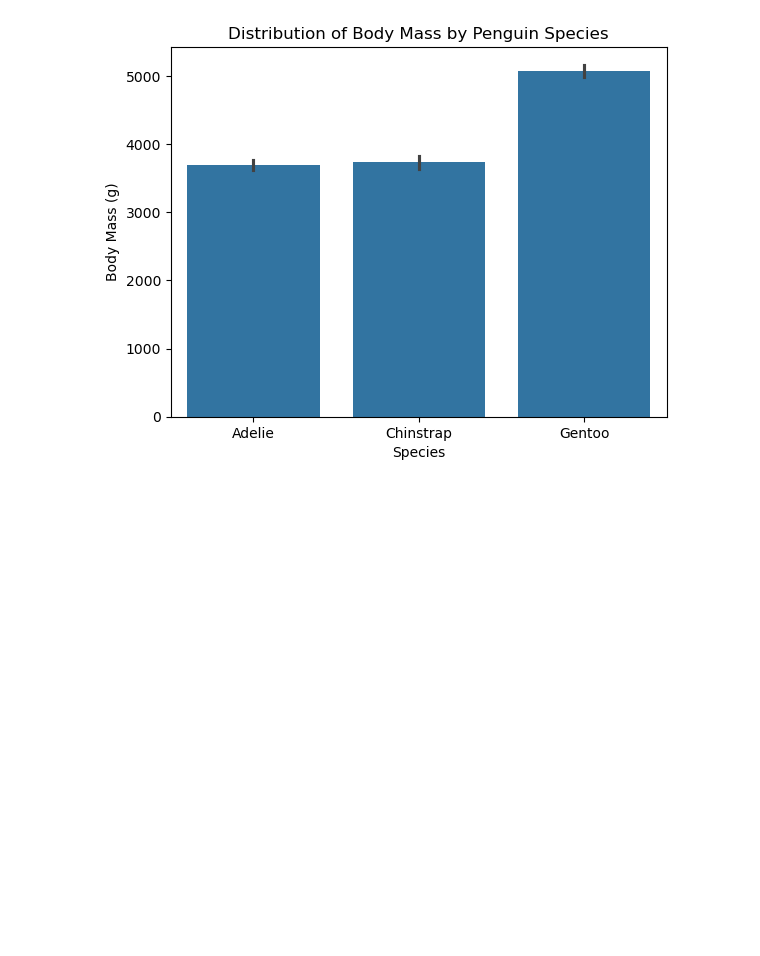
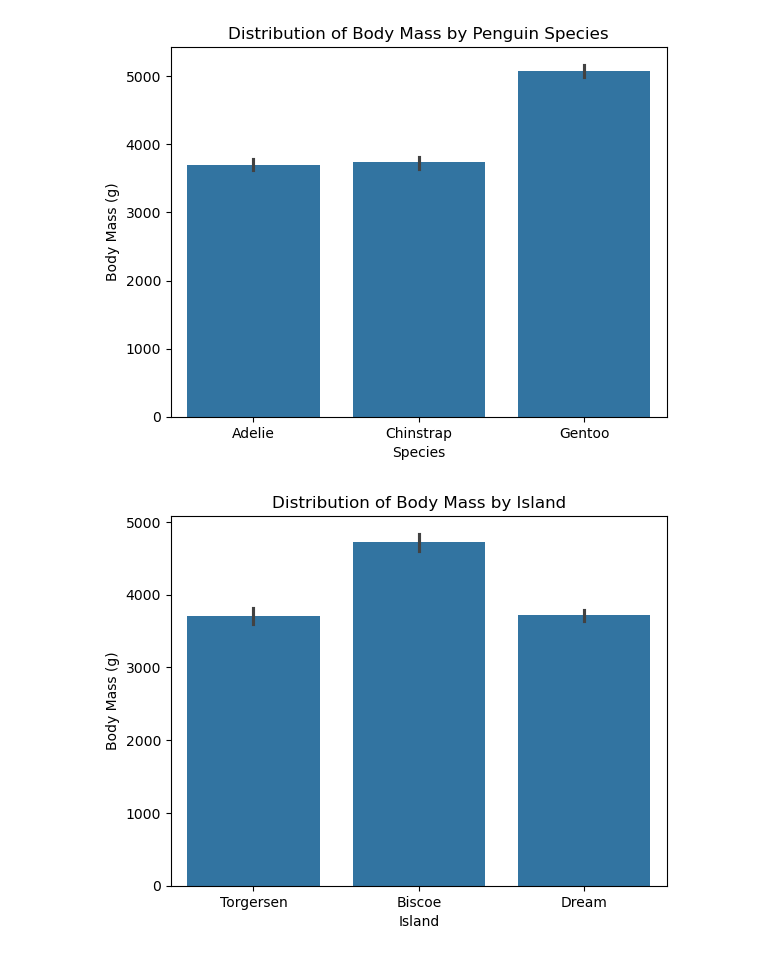
Before and after one commit to abrar-swapnil/Data-Visualization-EDA, a Jupyter notebook: Machine Learning/Module_1 /Practice.ipynb, the cells around one changed output. Drawn from its saved outputs; the diff is of its cells as text; code cells hidden in the pictures; blank space fills up the shorter version.

```diff
--- a/Machine Learning/Module_1 /Practice.ipynb
+++ b/Machine Learning/Module_1 /Practice.ipynb
@@ -195,3 +195,12 @@ plt.ylabel('Body Mass (g)')
 plt.show()
 # %% [output]
 [figure]
+# %%
+# showing the distribution of body mass for each island
+sns.barplot(x='island', y='body_mass_g', data=df)
+plt.title('Distribution of Body Mass by Island')
+plt.xlabel('Island')
+plt.ylabel('Body Mass (g)')
+plt.show()
+# %% [output]
+[figure, added]
```
Also changed, not shown: parts of 1 cell of this notebook, 20 other files.
